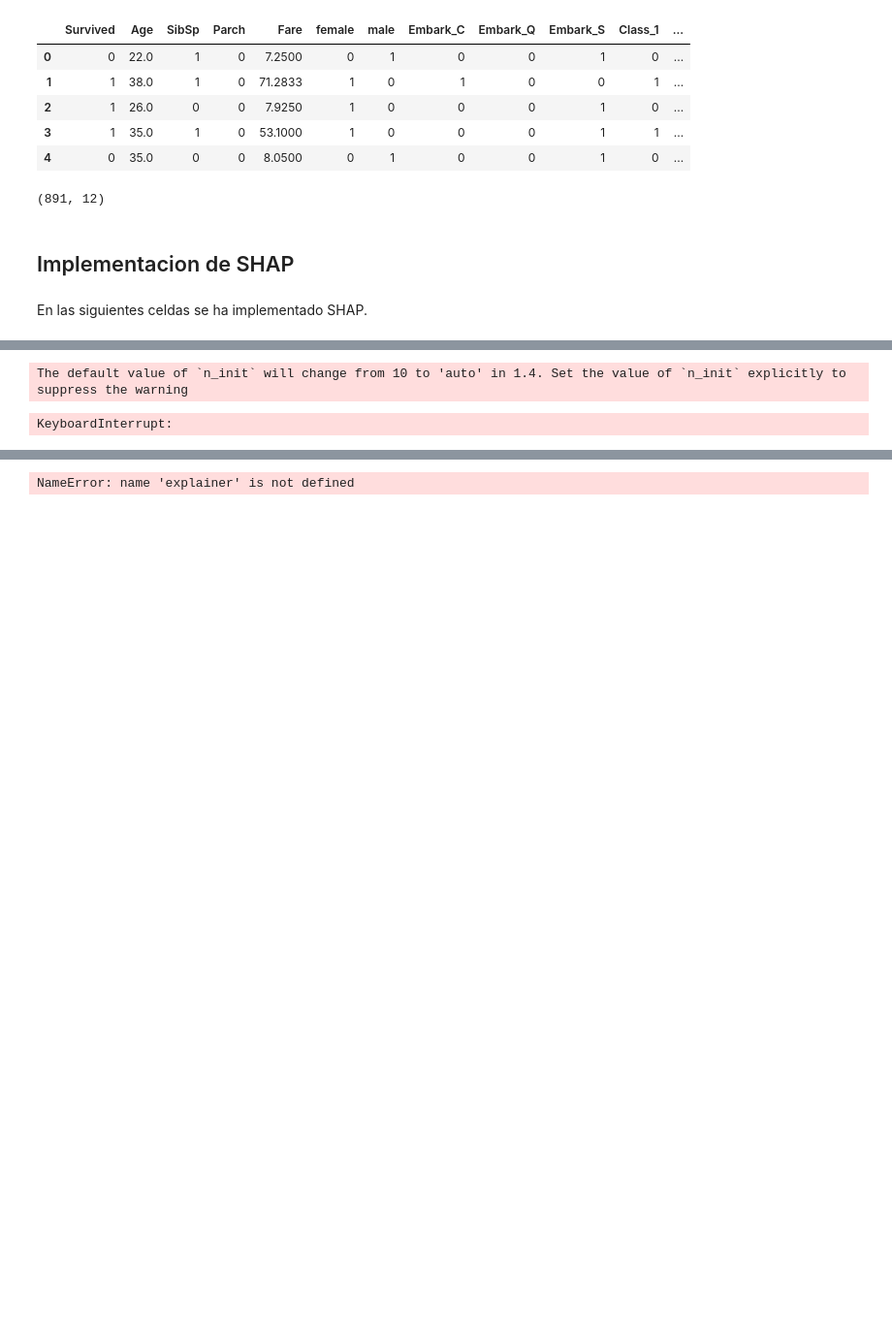
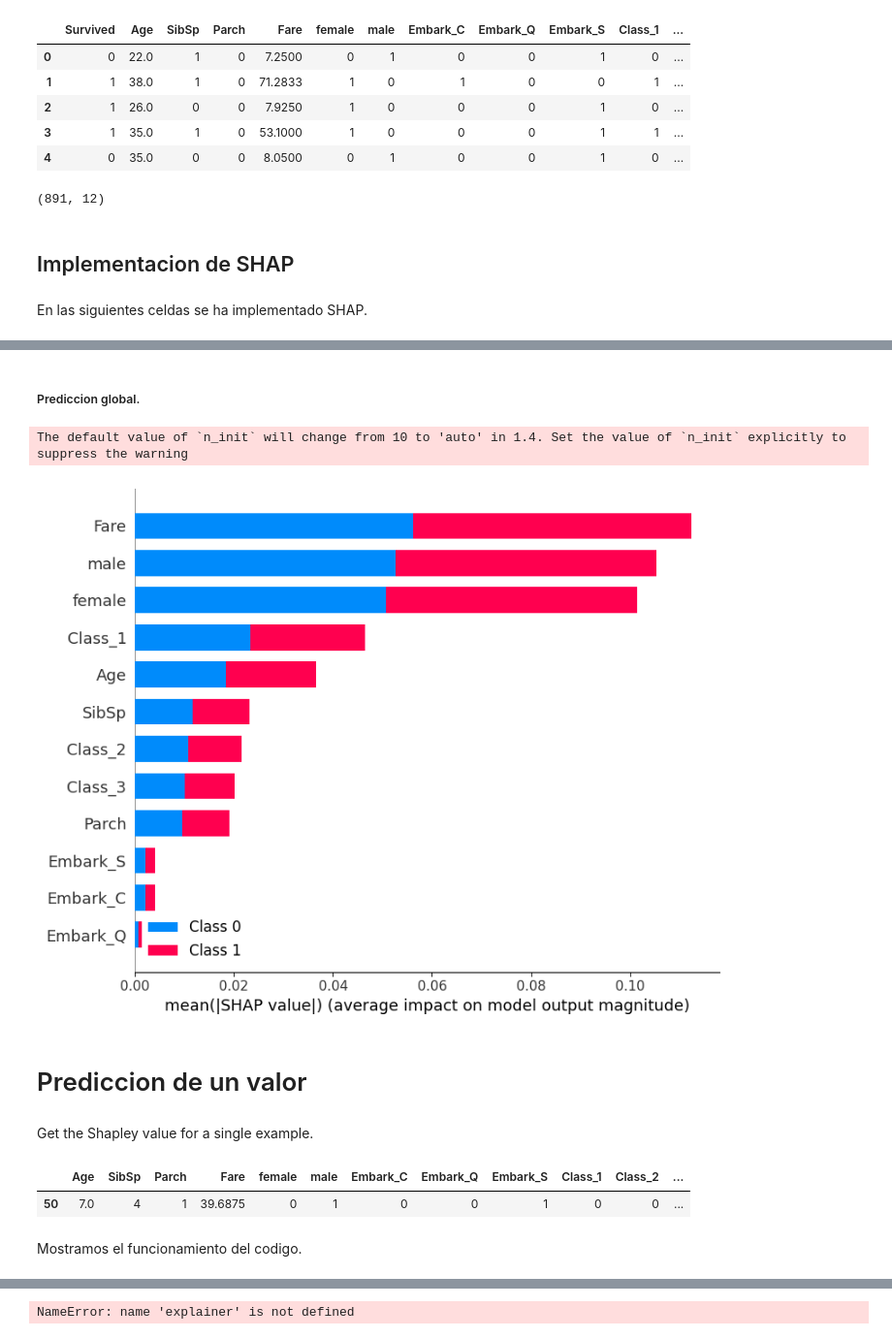
Before and after one commit to TFM-UEM/XAI-grupazo, a Jupyter notebook: 3 - SHAP/pytorch_SHAP.ipynb, the cells around one changed output, grey strips where cells are left out. Shown at 97% size. Cells and saved outputs as stored; diff of their text form; code cells hidden in the pictures; blank space fills up the shorter version.

Commit message:
Shap

```diff
--- a/3 - SHAP/pytorch_SHAP.ipynb
+++ b/3 - SHAP/pytorch_SHAP.ipynb
@@ -155,17 +156,31 @@ En las siguientes celdas se ha implementado SHAP.
 shap.initjs()
 # %% [output]
 [interactive output not drawn]
+# %% [markdown]
+##### Prediccion global.
 # %%
 # rather than use the whole training set to estimate expected values, we summarize with
 # a set of weighted kmeans, each weighted by the number of points they represent.
-#X_train_summary = shap.kmeans(input_tensor, 10)
+X_train_summary = shap.kmeans(X_train, 10)
 
 
 
 # explain all the predictions in the test set
 explainer = shap.KernelExplainer(model_shap.predict_lime, X_train_summary)
-shap_values = explainer.shap_values(test_features)
-shap.summary_plot(shap_values, test_features)
+shap_values = explainer.shap_values(X_test)
+shap.summary_plot(shap_values, X_test)
+
+# Personalizar el título del gráfico
+#plt.title("Resumen de SHAP - Contribución de características a la predicción")
+#plot_title="Resumen de SHAP - Contribución de características a la predicción"
+# Personalizar otros aspectos del gráfico si es necesario
+# Por ejemplo, agregar etiquetas a los ejes x e y
+#plt.xlabel("Valor SHAP")
+#plt.ylabel("Características")
 # %% [output]
 The default value of `n_init` will change from 10 to 'auto' in 1.4. Set the value of `n_init` explicitly to suppress the warning
-KeyboardInterrupt:
+[figure, added]
+# %% [markdown]
+# Prediccion de un valor
+# %% [markdown]
+Get the Shapley value for a single example.
@@ -171,0 +189,11 @@ KeyboardInterrupt:
+# %%
+# Set the index of the specific example to explain
+X_idx = 50
+
+shap_value_single = explainer.shap_values(X = X.iloc[X_idx:X_idx+1,:], nsamples = 100)
+X.iloc[X_idx:X_idx+1,:]
+# %% [output]
+|  | Age | SibSp | Parch | Fare | female | male | Embark_C | Embark_Q | Embark_S | Class_1 | Class_2 | ... |
+| 50 | 7.0 | 4 | 1 | 39.6875 | 0 | 1 | 0 | 0 | 1 | 0 | 0 | ... |
+# %% [markdown]
+Mostramos el funcionamiento del codigo.
```
Also changed, not shown: parts of 12 cells of this notebook.
